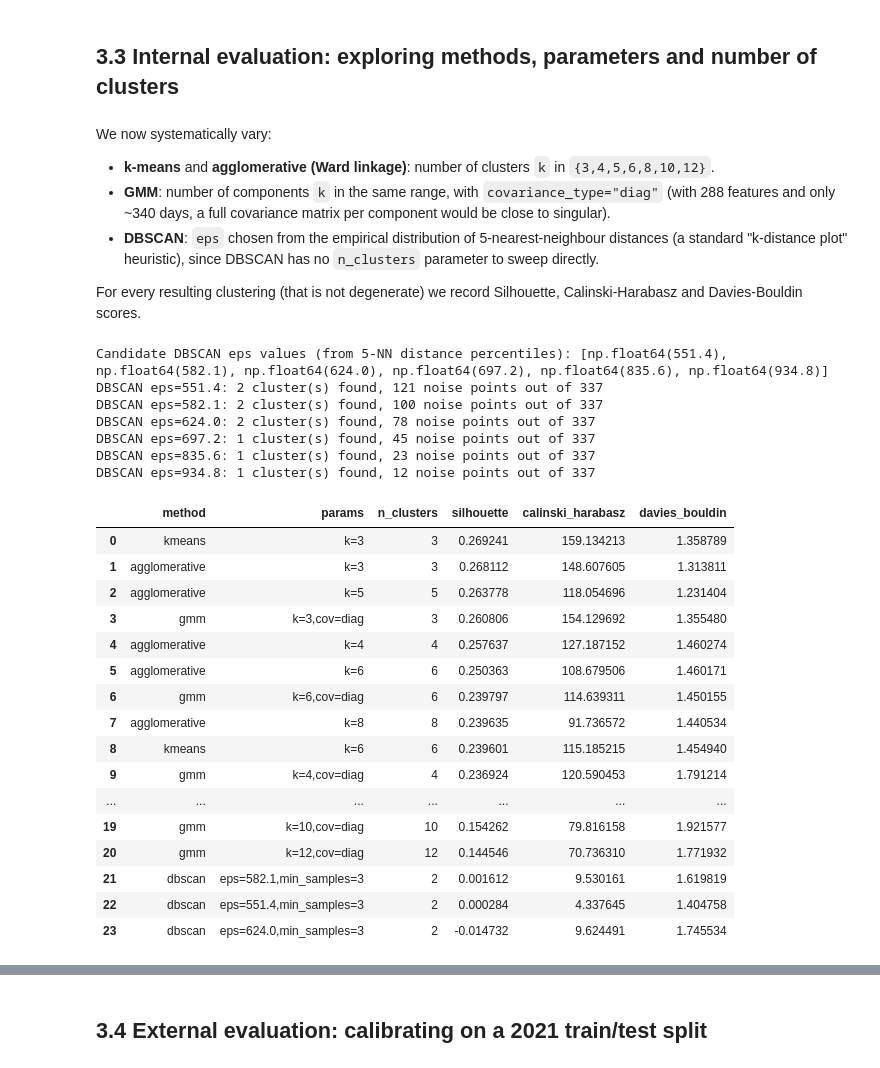
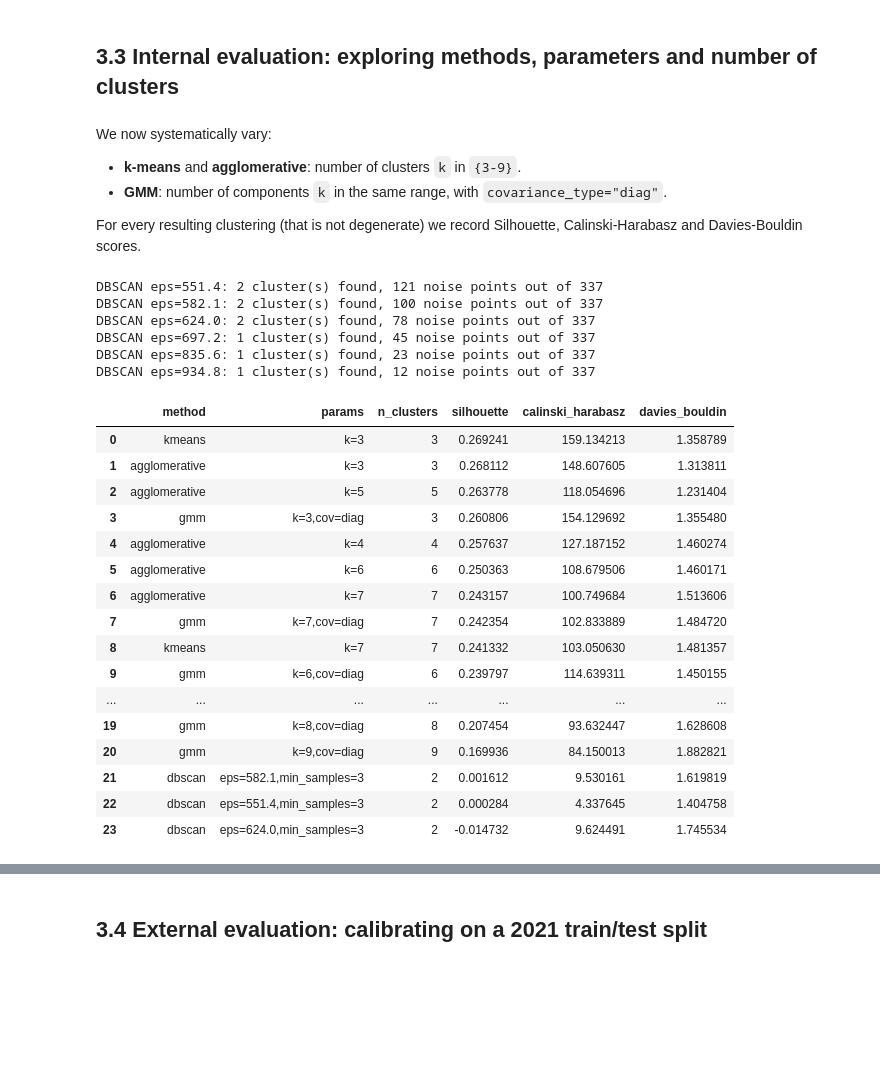
Before and after one commit to jankotschy/Applied-AI-in-Transportation, a Jupyter notebook: Assignment_3.ipynb, the cells around one changed output, grey strips where cells are left out. Drawn from its saved outputs; the diff is of its cells as text; code cells hidden in the pictures; blank space fills up the shorter version.

```diff
--- a/Assignment_3.ipynb
+++ b/Assignment_3.ipynb
@@ -648,8 +626,6 @@ from sklearn.metrics import calinski_harabasz_score, silhouette_score, davies_bo
 import sklearn.metrics.pairwise as dis_lib
 
 def fit_clustering(method, Xd, **params):
-    """Fit one of the 4 clustering methods and return integer cluster labels
-    (DBSCAN noise points get label -1, exactly like scikit-learn's convention)."""
     if method == "kmeans":
         model = KMeans(n_clusters=params["k"], random_state=0, n_init="auto").fit(Xd)
         return model.labels_
@@ -668,11 +644,6 @@ def fit_clustering(method, Xd, **params):
 
 
 def internal_scores(Xd, labels):
-    """Return (silhouette, calinski_harabasz, davies_bouldin) or None if the
-    clustering is degenerate (fewer than 2 real clusters, or (almost) one point per cluster).
-    DBSCAN noise points (label -1) are excluded from the scoring, which is the standard way to
-    evaluate density-based clusterings: noise is "no cluster", not a cluster of its own, and
-    scoring it as one artificially inflates separation-based metrics."""
     mask = labels != -1
     Xd_eff, labels_eff = Xd[mask], labels[mask]
     n_clusters_found = len(np.unique(labels_eff))
@@ -688,8 +659,6 @@ def internal_scores(Xd, labels):
 
 
 def compute_centroids(Xd, labels, drop_noise=True):
-    """Historical-mean centroid per cluster label (same idea as in the baseline example above).
-    DBSCAN noise (-1) is dropped by default since it is not a coherent day-type."""
     centroids = []
     for lab in np.unique(labels):
         if drop_noise and lab == -1:
@@ -699,7 +668,6 @@ def compute_centroids(Xd, labels, drop_noise=True):
 
 
 def find_the_closest_centroid(centroids, new_day, from_interval, to_interval):
-    """Same logic as the baseline external-evaluation script above."""
     closest_centroid, closest_dist = None, None
     for i in range(len(centroids)):
         ed_t = dis_lib.paired_distances(centroids[i][:, from_interval:to_interval + 1],
@@ -710,8 +678,6 @@ def find_the_closest_centroid(centroids, new_day, from_interval, to_interval):
 
 
 def evaluate_short_term_prediction(centroids, Xd, n_past_intervals=5):
-    """Run the exact one-step-ahead, closest-centroid forecasting task used in the baseline
-    external-evaluation section, and return (MAE, MAPE) averaged over all days/intervals in Xd."""
     n_int = Xd.shape[1]
     total_mae, total_mape, n = 0.0, 0.0, 0
     for i in range(Xd.shape[0]):
@@ -762,23 +724,19 @@ Evaluation dataset: total days = 80  | days without missing values = 69
 # %% [markdown]
 We now systematically vary:
 
-- **k-means** and **agglomerative (Ward linkage)**: number of clusters `k` in `{3,4,5,6,8,10,12}`.
-- **GMM**: number of components `k` in the same range, with `covariance_type="diag"` (with 288 features and
-  only ~340 days, a full covariance matrix per component would be close to singular).
-- **DBSCAN**: `eps` chosen from the empirical distribution of 5-nearest-neighbour distances (a standard
-  "k-distance plot" heuristic), since DBSCAN has no `n_clusters` parameter to sweep directly.
+- **k-means** and **agglomerative**: number of clusters `k` in `{3-9}`.
+- **GMM**: number of components `k` in the same range, with `covariance_type="diag"`.
 
 For every resulting clustering (that is not degenerate) we record Silhouette, Calinski-Harabasz and
 Davies-Bouldin scores.
 # %%
-ks = [3, 4, 5, 6, 8, 10, 12]
+ks = [3, 4, 5, 6, 7, 8, 9]
 
 # --- DBSCAN eps candidates from a k-distance heuristic ---
 nn = NearestNeighbors(n_neighbors=5).fit(vectorized_day_dataset_no_nans)
 dists, _ = nn.kneighbors(vectorized_day_dataset_no_nans)
 kth_dist = np.sort(dists[:, -1])
 eps_grid = list(np.percentile(kth_dist, [50, 60, 70, 80, 90, 95]))
-print("Candidate DBSCAN eps values (from 5-NN distance percentiles):", [round(e, 1) for e in eps_grid])
 
 internal_results = []
 
@@ -797,41 +755,40 @@ for k in ks:
                                       n_clusters=len(np.unique(labels)),
                                       silhouette=res[0], calinski_harabasz=res[1], davies_bouldin=res[2]))
 
 for eps in eps_grid:
     labels = fit_clustering("dbscan", vectorized_day_dataset_no_nans, eps=eps, min_samples=3)
     n_found = len(np.unique(labels[labels != -1]))
     n_noise = int(np.sum(labels == -1))
     res = internal_scores(vectorized_day_dataset_no_nans, labels)
     if res is not None:
         internal_results.append(dict(method="dbscan", params=f"eps={eps:.1f},min_samples=3",
                                       n_clusters=n_found,
                                       silhouette=res[0], calinski_harabasz=res[1], davies_bouldin=res[2]))
     print(f"DBSCAN eps={eps:.1f}: {n_found} cluster(s) found, {n_noise} noise points out of {len(labels)}")
 
 internal_df = pd.DataFrame(internal_results).sort_values("silhouette", ascending=False).reset_index(drop=True)
 internal_df
 # %% [output]
-Candidate DBSCAN eps values (from 5-NN distance percentiles): [np.float64(551.4), np.float64(582.1), np.float64(624.0), np.float64(697.2), np.float64(835.6), np.float64(934.8)]
 DBSCAN eps=551.4: 2 cluster(s) found, 121 noise points out of 337
 DBSCAN eps=582.1: 2 cluster(s) found, 100 noise points out of 337
 DBSCAN eps=624.0: 2 cluster(s) found, 78 noise points out of 337
 DBSCAN eps=697.2: 1 cluster(s) found, 45 noise points out of 337
 DBSCAN eps=835.6: 1 cluster(s) found, 23 noise points out of 337
 DBSCAN eps=934.8: 1 cluster(s) found, 12 noise points out of 337
 |  | method | params | n_clusters | silhouette | calinski_harabasz | davies_bouldin |
 | 0 | kmeans | k=3 | 3 | 0.269241 | 159.134213 | 1.358789 |
 | 1 | agglomerative | k=3 | 3 | 0.268112 | 148.607605 | 1.313811 |
 | 2 | agglomerative | k=5 | 5 | 0.263778 | 118.054696 | 1.231404 |
 | 3 | gmm | k=3,cov=diag | 3 | 0.260806 | 154.129692 | 1.355480 |
 | 4 | agglomerative | k=4 | 4 | 0.257637 | 127.187152 | 1.460274 |
 | 5 | agglomerative | k=6 | 6 | 0.250363 | 108.679506 | 1.460171 |
-| 6 | gmm | k=6,cov=diag | 6 | 0.239797 | 114.639311 | 1.450155 |
-| 7 | agglomerative | k=8 | 8 | 0.239635 | 91.736572 | 1.440534 |
-| 8 | kmeans | k=6 | 6 | 0.239601 | 115.185215 | 1.454940 |
-| 9 | gmm | k=4,cov=diag | 4 | 0.236924 | 120.590453 | 1.791214 |
+| 6 | agglomerative | k=7 | 7 | 0.243157 | 100.749684 | 1.513606 |
+| 7 | gmm | k=7,cov=diag | 7 | 0.242354 | 102.833889 | 1.484720 |
+| 8 | kmeans | k=7 | 7 | 0.241332 | 103.050630 | 1.481357 |
+| 9 | gmm | k=6,cov=diag | 6 | 0.239797 | 114.639311 | 1.450155 |
 | ... | ... | ... | ... | ... | ... | ... |
-| 19 | gmm | k=10,cov=diag | 10 | 0.154262 | 79.816158 | 1.921577 |
-| 20 | gmm | k=12,cov=diag | 12 | 0.144546 | 70.736310 | 1.771932 |
+| 19 | gmm | k=8,cov=diag | 8 | 0.207454 | 93.632447 | 1.628608 |
+| 20 | gmm | k=9,cov=diag | 9 | 0.169936 | 84.150013 | 1.882821 |
 | 21 | dbscan | eps=582.1,min_samples=3 | 2 | 0.001612 | 9.530161 | 1.619819 |
 | 22 | dbscan | eps=551.4,min_samples=3 | 2 | 0.000284 | 4.337645 | 1.404758 |
 | 23 | dbscan | eps=624.0,min_samples=3 | 2 | -0.014732 | 9.624491 | 1.745534 |
```
Also changed, not shown: parts of 16 cells of this notebook.
